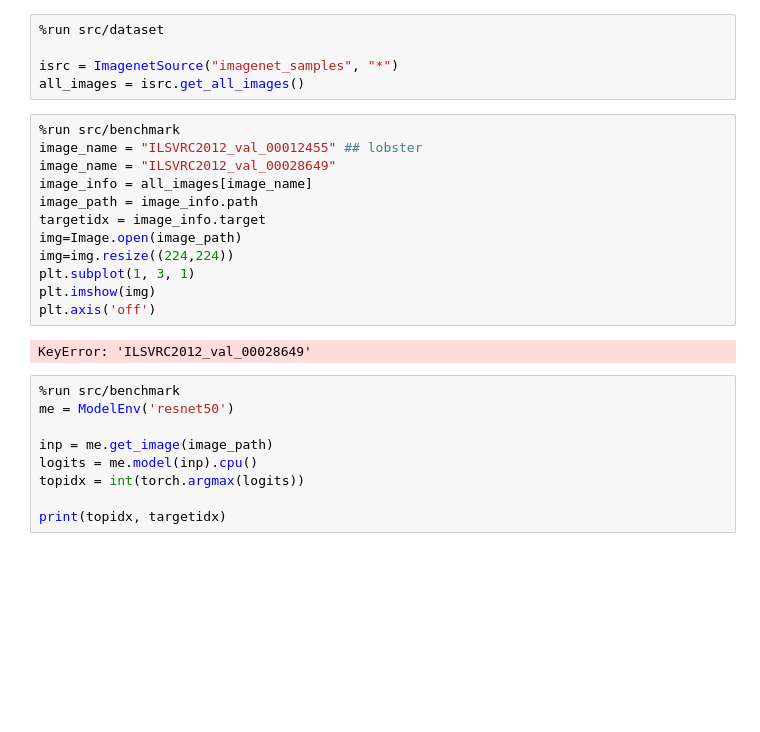
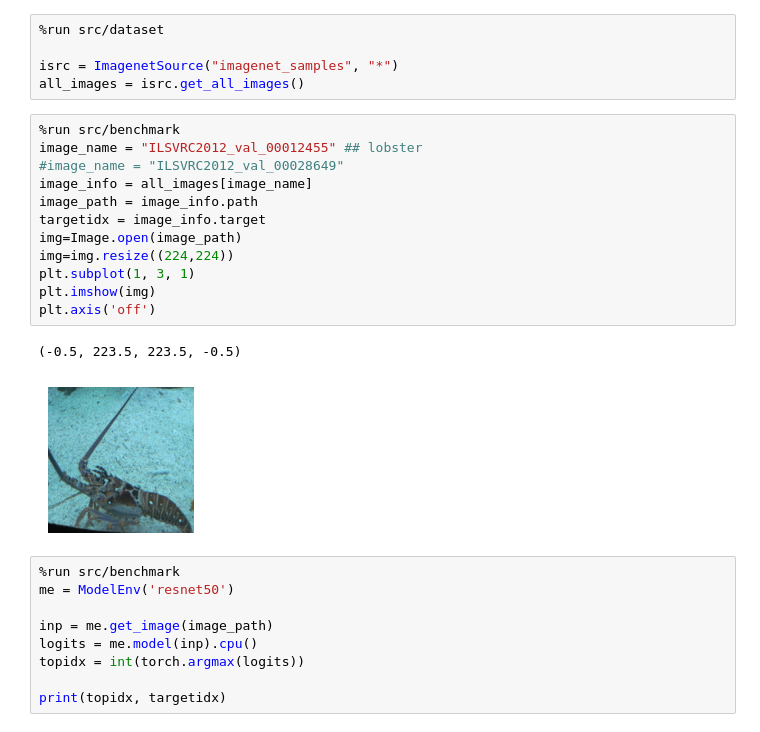
Before and after one commit to zivwhd/saliency, a Jupyter notebook: notebooks/pground.ipynb, the cells around one changed output. Saved outputs shown, nothing was run; the diff lists cells and outputs as text; blank space fills up the shorter version.

```diff
--- a/notebooks/pground.ipynb
+++ b/notebooks/pground.ipynb
@@ -26,17 +26,18 @@ all_images = isrc.get_all_images()
 # %%
 %run src/benchmark
 image_name = "ILSVRC2012_val_00012455" ## lobster
-image_name = "ILSVRC2012_val_00028649"
+#image_name = "ILSVRC2012_val_00028649"
 image_info = all_images[image_name]
 image_path = image_info.path
 targetidx = image_info.target
 img=Image.open(image_path)
 img=img.resize((224,224))
 plt.subplot(1, 3, 1)
 plt.imshow(img)
 plt.axis('off')
 # %% [output]
-KeyError: 'ILSVRC2012_val_00028649'
+(-0.5, 223.5, 223.5, -0.5)
+[figure, added]
 # %%
 %run src/benchmark
 me = ModelEnv('resnet50')
```
Also changed, not shown: parts of 21 cells of this notebook, 3 other files.
